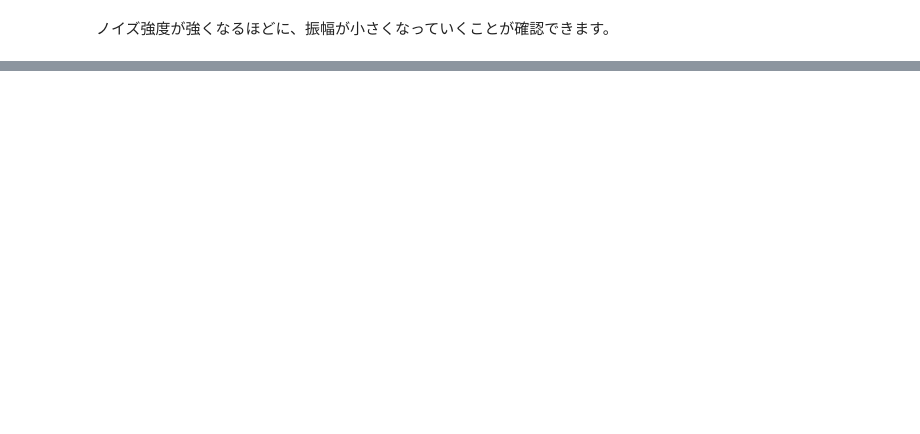
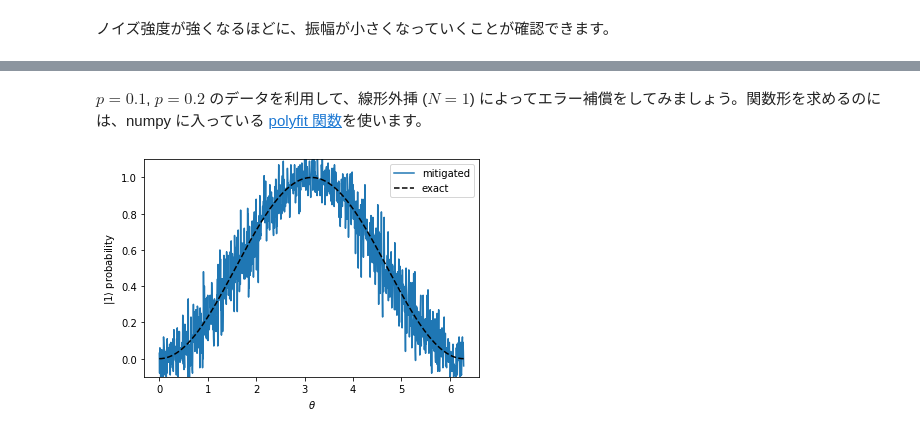
Before and after one commit to Qulacs-Osaka/quantum_software_handson, a Jupyter notebook: 07_error_mitigation.ipynb, the cells around one changed output, grey strips where cells are left out. Cells and saved outputs as stored; diff of their text form; code cells hidden in the pictures; blank space fills up the shorter version.

```diff
--- a/07_error_mitigation.ipynb
+++ b/07_error_mitigation.ipynb
@@ -53,0 +63,15 @@ plt.legend()
+# %% [markdown]
+$p=0.1$, $p=0.2$ のデータを利用して、線形外挿 ($N=1$) によってエラー補償をしてみましょう。関数形を求めるのには、numpy に入っている [polyfit 関数](https://numpy.org/doc/stable/reference/generated/numpy.polyfit.html)を使います。
+# %%
+mitigated_1 = np.zeros_like(result_list[0])
+for i in range(len(theta_list)):
+    mitigated_1[i] = np.polyfit([0.1, 0.2], [result_list[1][i], result_list[2][i]], deg=1)[1]
+plt.plot(theta_list, mitigated_1, label="mitigated")
+plt.plot(theta_list, result_exact, color="black", linestyle = "dashed", label="exact")
+plt.ylim(-0.1,1.1)
+plt.xlabel(r"$\theta$")
+plt.ylabel(r"$|1\rangle$ probability")
+plt.legend()
+plt.show()
+# %% [output]
+[figure, added]
```
Also changed, not shown: parts of 18 cells of this notebook.
